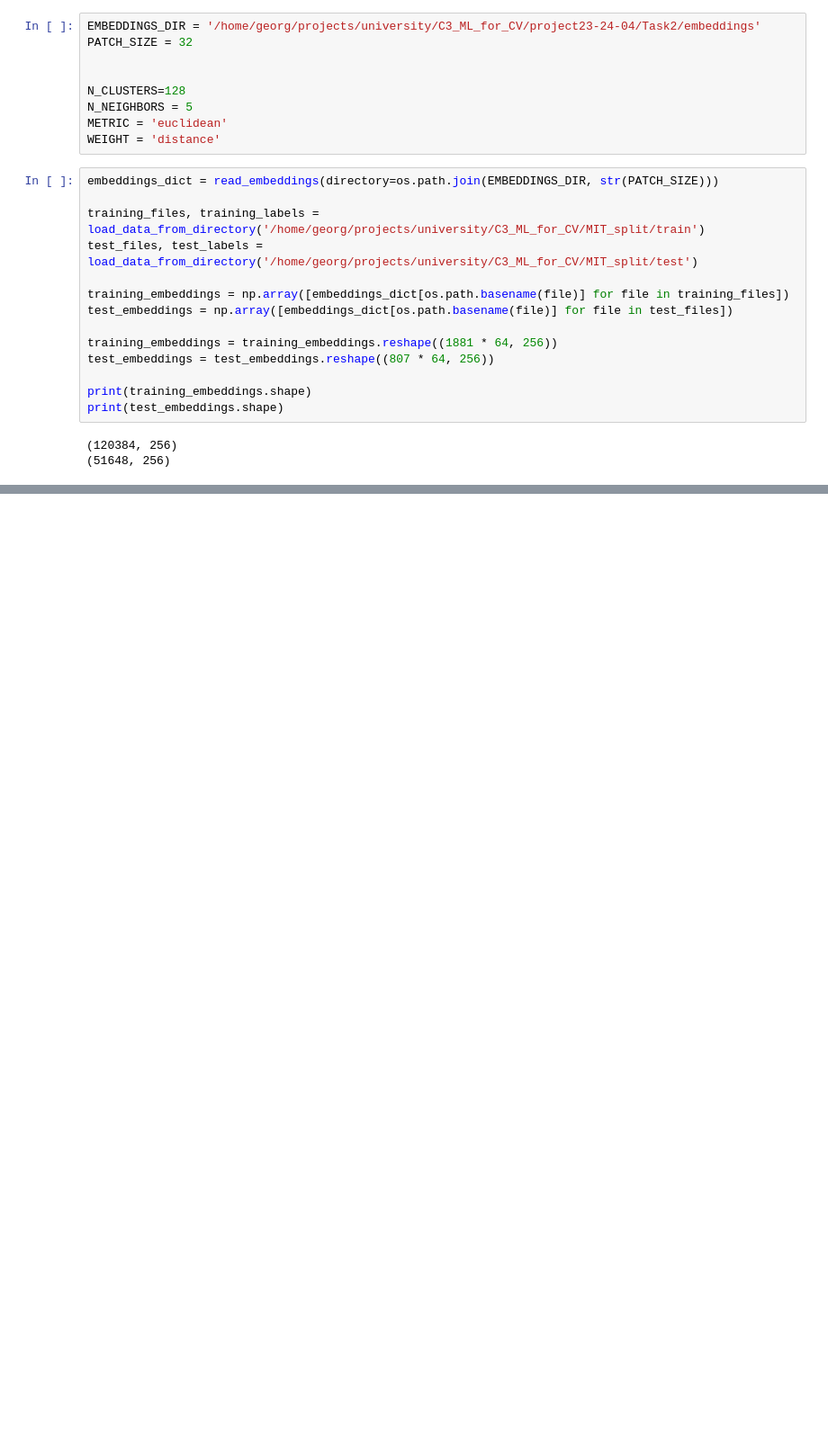
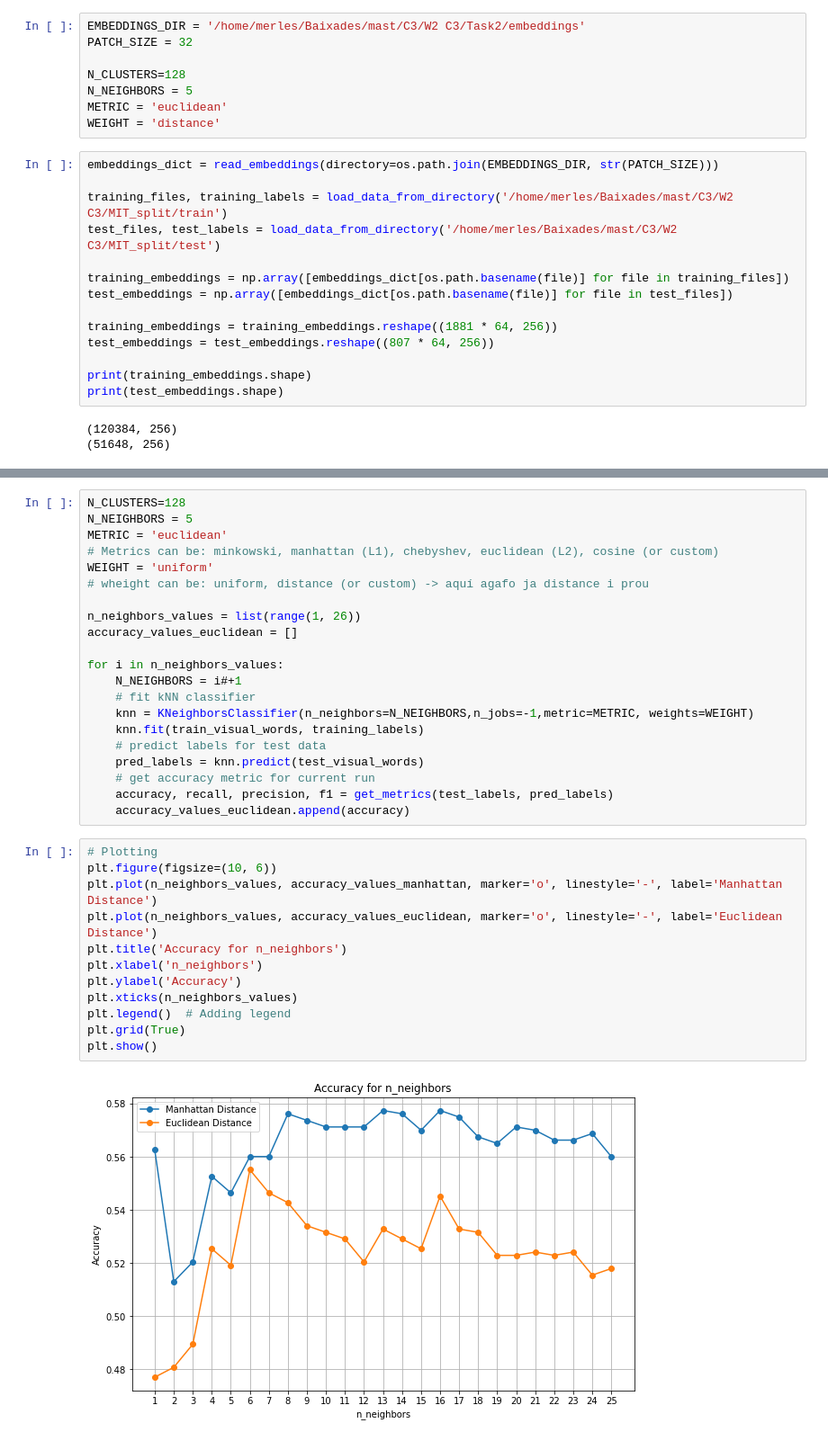
Before and after one commit to MCV-C3/project23-24-04, a Jupyter notebook: Task2/bow.ipynb, the cells around one changed output, grey strips where cells are left out. Shown: that part at 90% size. Drawn from its saved outputs; the diff is of its cells as text; blank space fills up the shorter version.

```diff
--- a/Task2/bow.ipynb
+++ b/Task2/bow.ipynb
@@ -73,7 +57,6 @@ You must install pydot (`pip install pydot`) and install graphviz (see instructi
 # %%
-EMBEDDINGS_DIR = '/home/georg/projects/university/C3_ML_for_CV/project23-24-04/Task2/embeddings'
+EMBEDDINGS_DIR = '/home/merles/Baixades/mast/C3/W2 C3/Task2/embeddings'
 PATCH_SIZE = 32
-
 
 N_CLUSTERS=128
 N_NEIGHBORS = 5
@@ -82,8 +65,8 @@ WEIGHT = 'distance'
 # %%
 embeddings_dict = read_embeddings(directory=os.path.join(EMBEDDINGS_DIR, str(PATCH_SIZE)))
 
-training_files, training_labels = load_data_from_directory('/home/georg/projects/university/C3_ML_for_CV/MIT_split/train')
-test_files, test_labels = load_data_from_directory('/home/georg/projects/university/C3_ML_for_CV/MIT_split/test')
+training_files, training_labels = load_data_from_directory('/home/merles/Baixades/mast/C3/W2 C3/MIT_split/train')
+test_files, test_labels = load_data_from_directory('/home/merles/Baixades/mast/C3/W2 C3/MIT_split/test')
 
 training_embeddings = np.array([embeddings_dict[os.path.basename(file)] for file in training_files])
 test_embeddings = np.array([embeddings_dict[os.path.basename(file)] for file in test_files])
@@ -132,0 +124,35 @@ Fitting knn with n_neighbors=5, metric=euclidean, weights=distance
+# %%
+N_CLUSTERS=128
+N_NEIGHBORS = 5
+METRIC = 'euclidean'
+# Metrics can be: minkowski, manhattan (L1), chebyshev, euclidean (L2), cosine (or custom)
+WEIGHT = 'uniform'
+# wheight can be: uniform, distance (or custom) -> aquí agafo ja distance i prou
+
+n_neighbors_values = list(range(1, 26))
+accuracy_values_euclidean = []
+
+for i in n_neighbors_values:
+    N_NEIGHBORS = i#+1
+    # fit kNN classifier
+    knn = KNeighborsClassifier(n_neighbors=N_NEIGHBORS,n_jobs=-1,metric=METRIC, weights=WEIGHT)
+    knn.fit(train_visual_words, training_labels)
+    # predict labels for test data
+    pred_labels = knn.predict(test_visual_words)
+    # get accuracy metric for current run
+    accuracy, recall, precision, f1 = get_metrics(test_labels, pred_labels)
+    accuracy_values_euclidean.append(accuracy)
+# %%
+# Plotting
+plt.figure(figsize=(10, 6))
+plt.plot(n_neighbors_values, accuracy_values_manhattan, marker='o', linestyle='-', label='Manhattan Distance')
+plt.plot(n_neighbors_values, accuracy_values_euclidean, marker='o', linestyle='-', label='Euclidean Distance')
+plt.title('Accuracy for n_neighbors')
+plt.xlabel('n_neighbors')
+plt.ylabel('Accuracy')
+plt.xticks(n_neighbors_values)
+plt.legend()  # Adding legend
+plt.grid(True)
+plt.show()
+# %% [output]
+[figure, added]
```
Also changed, not shown: parts of 6 cells of this notebook, 1 other file.
